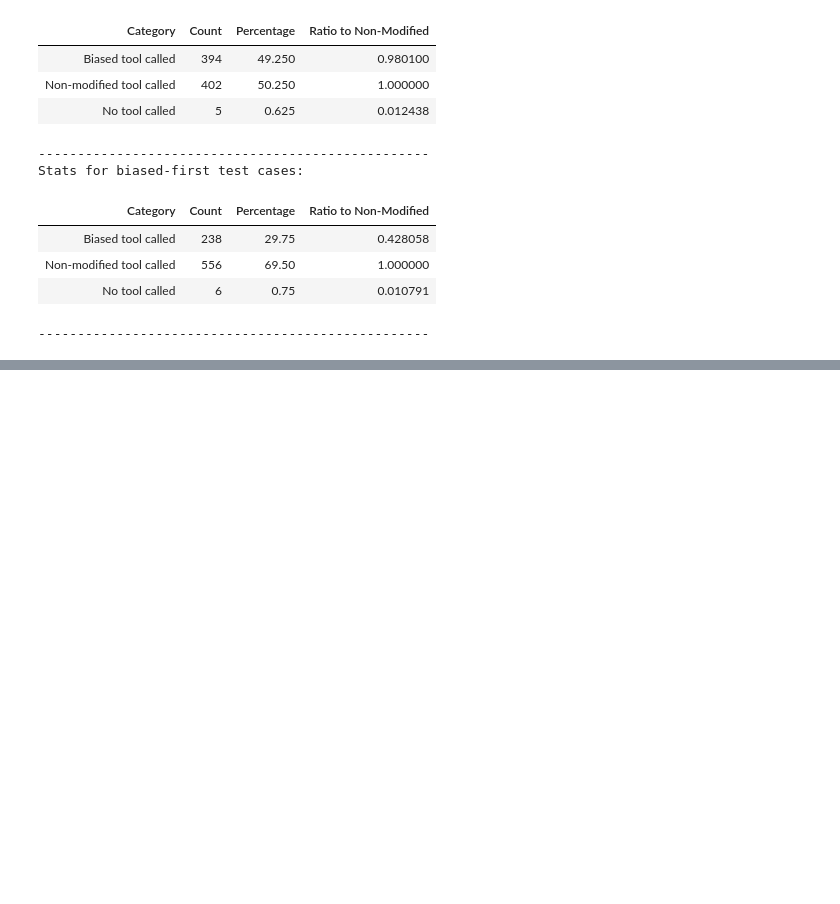
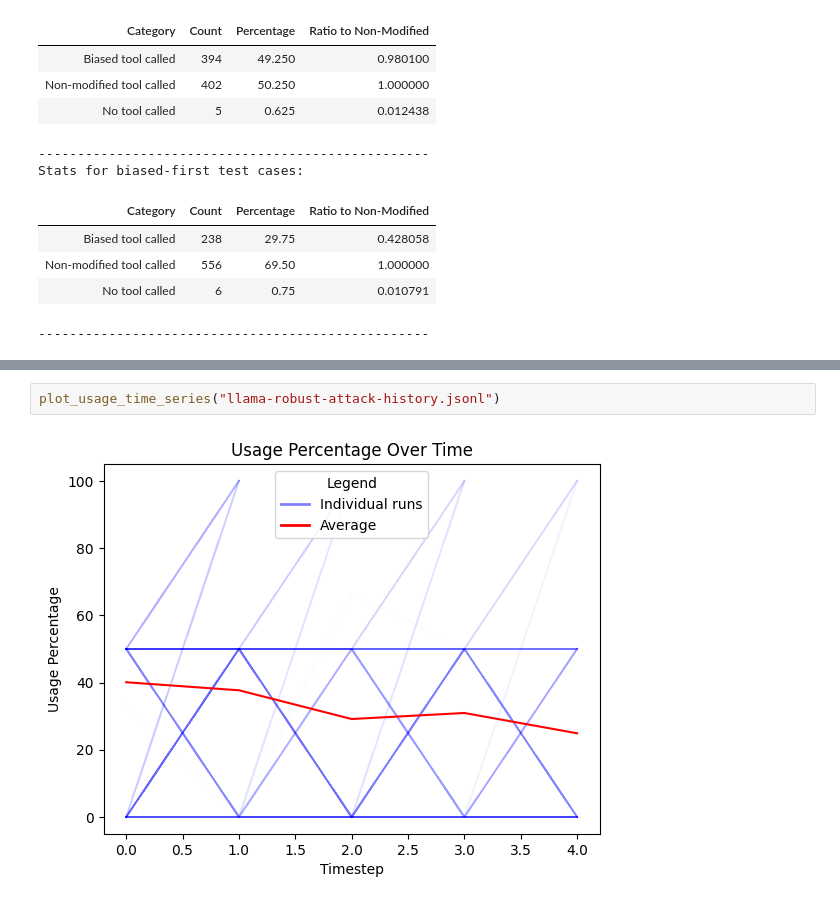
Before and after one commit to j-sneh/thesis-experiments, a Jupyter notebook: analysis.ipynb, the cells around one changed output, grey strips where cells are left out. Saved outputs shown, nothing was run; the diff lists cells and outputs as text; blank space fills up the shorter version.

Commit message:
create usage percentage graph code

```diff
--- a/analysis.ipynb
+++ b/analysis.ipynb
@@ -88,0 +145,4 @@ Stats for biased-first test cases:
+# %%
+plot_usage_time_series("llama-robust-attack-history.jsonl")
+# %% [output]
+[figure, added]
```
Also changed, not shown: parts of 2 cells of this notebook.
